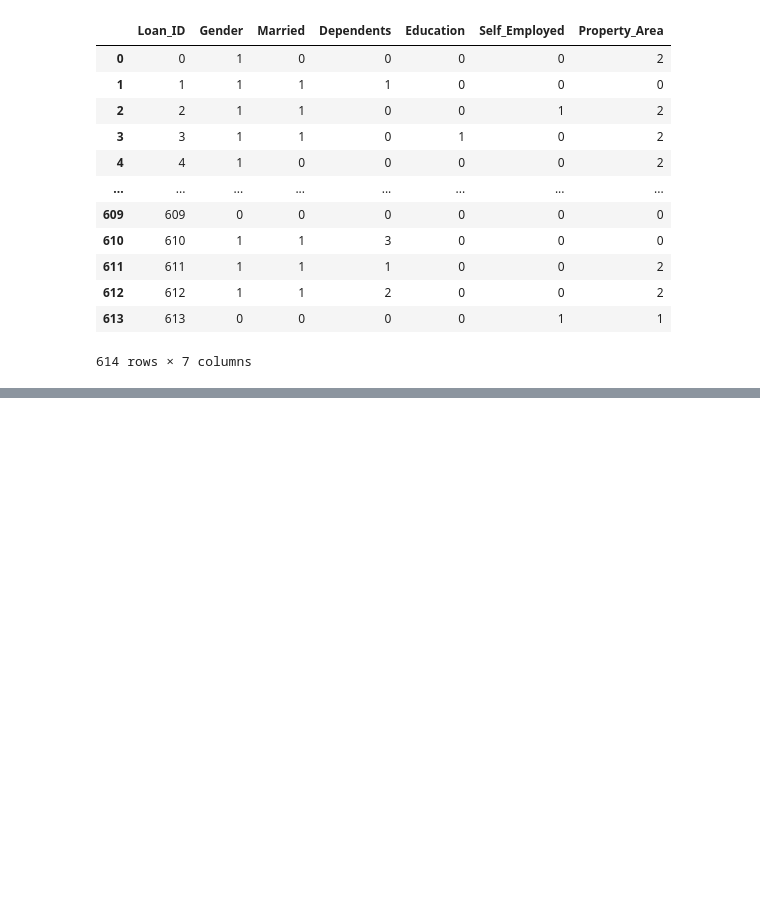
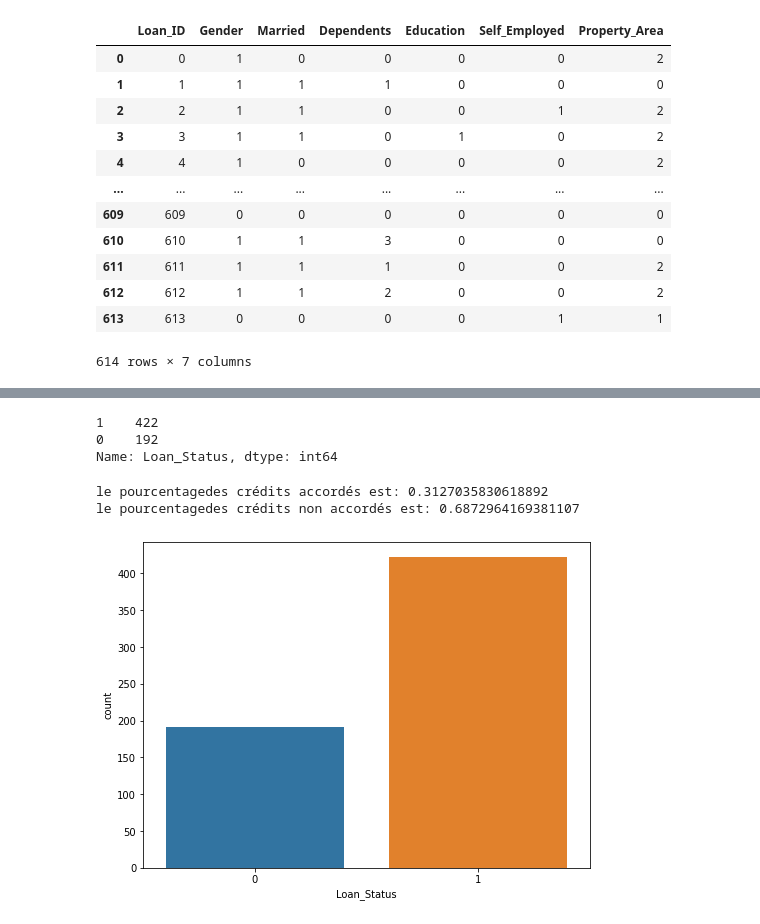
Before and after one commit to BalkisG77/pythoncode-tutorials, a Jupyter notebook: credit_model_.ipynb, the cells around one changed output, grey strips where cells are left out. Saved outputs shown, nothing was run; the diff lists cells and outputs as text; code cells hidden in the pictures; blank space fills up the shorter version.

```diff
--- a/credit_model_.ipynb
+++ b/credit_model_.ipynb
@@ -9,7 +9,7 @@ import seaborn as sns
 import pickle
 # %%
 #Lire la base de données
-df=pd.read_csv('/train_u6lujuX_CVtuZ9i.csv')
+df=pd.read_csv('/content/train_u6lujuX_CVtuZ9i.csv')
 df
 # %% [output]
 |  | Loan_ID | Gender | Married | Dependents | Education | Self_Employed | ApplicantIncome | CoapplicantIncome | ... |
@@ -259,0 +264,17 @@ Name: Loan_Status, Length: 614, dtype: int64
+# %%
+target.value_counts()
+# %% [output]
+1    422
+0    192
+Name: Loan_Status, dtype: int64
+# %%
+plt.figure(figsize=(8,6))
+sns.countplot(target)
+yes=target.value_counts()[0]/len(target)
+no=target.value_counts()[1]/len(target)
+print(f'le pourcentagedes crédits accordés est: {yes}')
+print(f'le pourcentagedes crédits non accordés est: {no}')
+# %% [output]
+le pourcentagedes crédits accordés est: 0.3127035830618892
+le pourcentagedes crédits non accordés est: 0.6872964169381107
+[figure, added]
```
Also changed, not shown: parts of 20 cells of this notebook.
